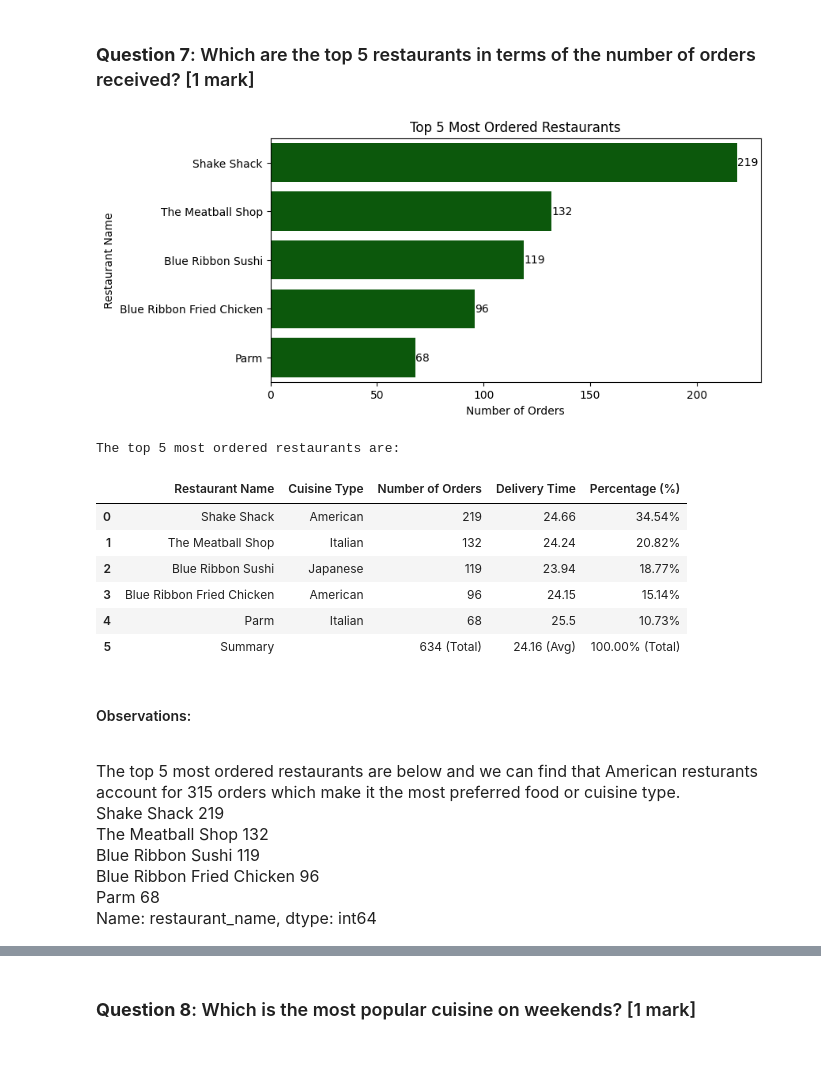
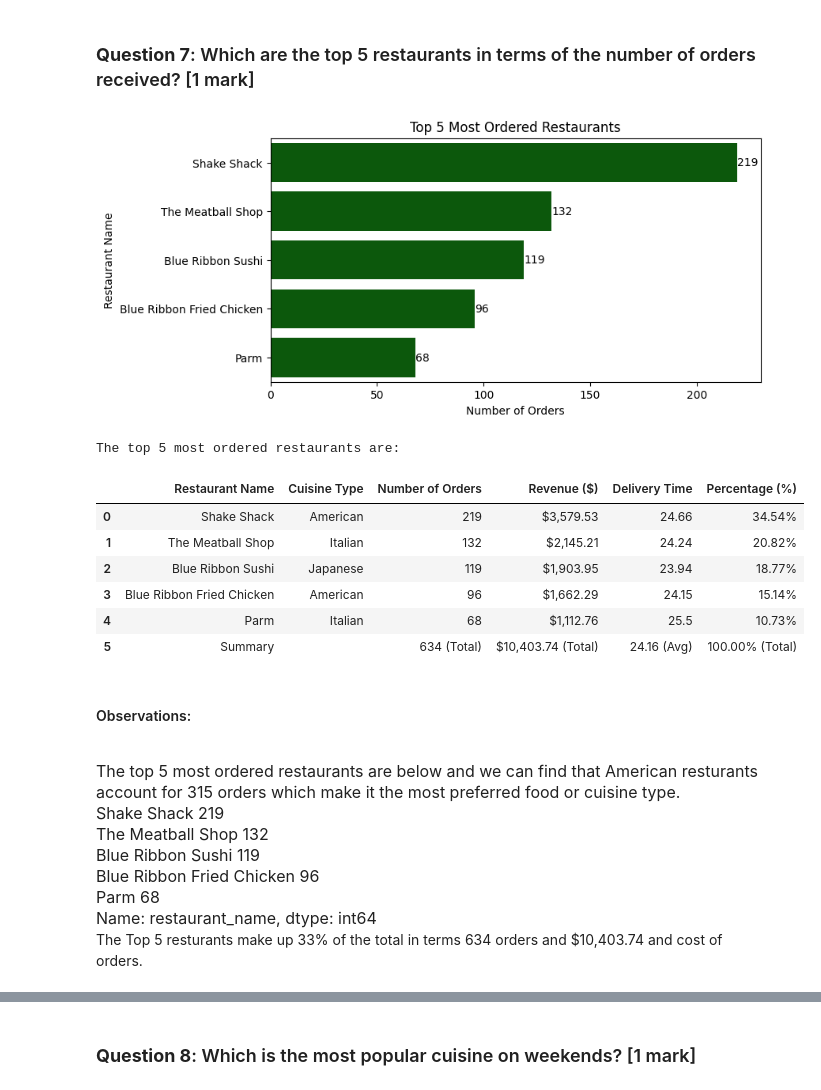
Before and after one commit to nagasayanak/AI_ML_Projects, a Jupyter notebook: NagasayanaRaoKuchibhotla_Notebook_Full_Code.ipynb, the cells around one changed output, grey strips where cells are left out. Cells and saved outputs as stored; diff of their text form; code cells hidden in the pictures; blank space fills up the shorter version.

Commit message:
Formatting and Observation updates based on feedback from info session

```diff
--- a/NagasayanaRaoKuchibhotla_Notebook_Full_Code.ipynb
+++ b/NagasayanaRaoKuchibhotla_Notebook_Full_Code.ipynb
@@ -326,48 +430,64 @@ top_restaurants_df.columns = ["Restaurant Name", "Number of Orders"]
 top_restaurants_cuisine = data.groupby("restaurant_name")["cuisine_type"].agg(lambda x: x.mode()[0])
 top_restaurants_df["Cuisine Type"] = top_restaurants_df["Restaurant Name"].map(top_restaurants_cuisine)
 
+# Calculate revenue per restaurant
+restaurant_revenue = data.groupby("restaurant_name")["cost_of_the_order"].sum().round(2)
+top_restaurants_df["Revenue ($)"] = top_restaurants_df["Restaurant Name"].map(restaurant_revenue)
+
 # Reorder columns for clarity
-top_restaurants_df = top_restaurants_df[["Restaurant Name", "Cuisine Type", "Number of Orders"]]
+top_restaurants_df = top_restaurants_df[["Restaurant Name", "Cuisine Type", "Number of Orders", "Revenue ($)"]]
 
 # Calculate total number of orders
 total_orders = top_restaurants_df["Number of Orders"].sum()
 
 # Calculate mean delivery time for each restaurant
 mean_delivery_times = data.groupby("restaurant_name")["delivery_time"].mean().round(2)
-
-# Map mean delivery time to the DataFrame
 top_restaurants_df["Delivery Time"] = top_restaurants_df["Restaurant Name"].map(mean_delivery_times)
 
 # Calculate percentage of total orders (do this before adding summary row)
 top_restaurants_df["Percentage (%)"] = ((top_restaurants_df["Number of Orders"] / total_orders) * 100).round(2).astype(str) + "%"
 
 # Calculate the overall average delivery time
 average_delivery_time = data["delivery_time"].mean().round(2)
 
-#total Percentage of orders
+# Calculate total revenue
+total_revenue = top_restaurants_df["Revenue ($)"].sum().round(2)
+
+# Total Percentage of orders
 total_percentage = top_restaurants_df["Percentage (%)"].str.rstrip('%').astype(float).sum()
 
-# Add a row for total with the average delivery time
+# Add summary row with total revenue and average delivery time
 summary_row = {
     "Restaurant Name": "Summary",
     "Cuisine Type": "",
     "Number of Orders": f"{total_orders} (Total)",
+    "Revenue ($)": f"{total_revenue} (Total)",
     "Delivery Time": f"{average_delivery_time} (Avg)",
     "Percentage (%)": f"{total_percentage:.2f}% (Total)"
 }
+
+# Append summary row
 top_restaurants_df = pd.concat([top_restaurants_df, pd.DataFrame([summary_row])], ignore_index=True)
 
+# Apply currency formatting
+top_restaurants_df["Revenue ($)"] = top_restaurants_df["Revenue ($)"].apply(lambda x: f"${float(x):,.2f}" if isinstance(x, (int, float)) else x)
+top_restaurants_df["Number of Orders"] = top_restaurants_df["Number of Orders"].apply(lambda x: f"{int(x):,}" if isinstance(x, (int, float)) else x)
+
+# Apply formatting to summary row values separately
+top_restaurants_df.loc[top_restaurants_df["Restaurant Name"] == "Summary", "Revenue ($)"] = f"${total_revenue:,.2f} (Total)"
+top_restaurants_df.loc[top_restaurants_df["Restaurant Name"] == "Summary", "Number of Orders"] = f"{total_orders:,} (Total)"
+
 top_restaurants_df
 # %% [output]
 [figure]
 The top 5 most ordered restaurants are:
-|  | Restaurant Name | Cuisine Type | Number of Orders | Delivery Time | Percentage (%) |
-| 0 | Shake Shack | American | 219 | 24.66 | 34.54% |
-| 1 | The Meatball Shop | Italian | 132 | 24.24 | 20.82% |
-| 2 | Blue Ribbon Sushi | Japanese | 119 | 23.94 | 18.77% |
-| 3 | Blue Ribbon Fried Chicken | American | 96 | 24.15 | 15.14% |
-| 4 | Parm | Italian | 68 | 25.5 | 10.73% |
-| 5 | Summary |  | 634 (Total) | 24.16 (Avg) | 100.00% (Total) |
+|  | Restaurant Name | Cuisine Type | Number of Orders | Revenue ($) | Delivery Time | Percentage (%) |
+| 0 | Shake Shack | American | 219 | $3,579.53 | 24.66 | 34.54% |
+| 1 | The Meatball Shop | Italian | 132 | $2,145.21 | 24.24 | 20.82% |
+| 2 | Blue Ribbon Sushi | Japanese | 119 | $1,903.95 | 23.94 | 18.77% |
+| 3 | Blue Ribbon Fried Chicken | American | 96 | $1,662.29 | 24.15 | 15.14% |
+| 4 | Parm | Italian | 68 | $1,112.76 | 25.5 | 10.73% |
+| 5 | Summary |  | 634 (Total) | $10,403.74 (Total) | 24.16 (Avg) | 100.00% (Total) |
 # %% [markdown]
 #### Observations:
 <span style="font-size:16px;">
@@ -380,3 +500,5 @@ The top 5 most ordered restaurants are:
 <br>Name: restaurant_name, dtype: int64
 </br>
 </span>
+
+The Top 5 resturants make up 33% of the total in terms 634 orders and $10,403.74 and cost of orders.
```
Also changed, not shown: parts of 11 cells of this notebook, 1 other file.
